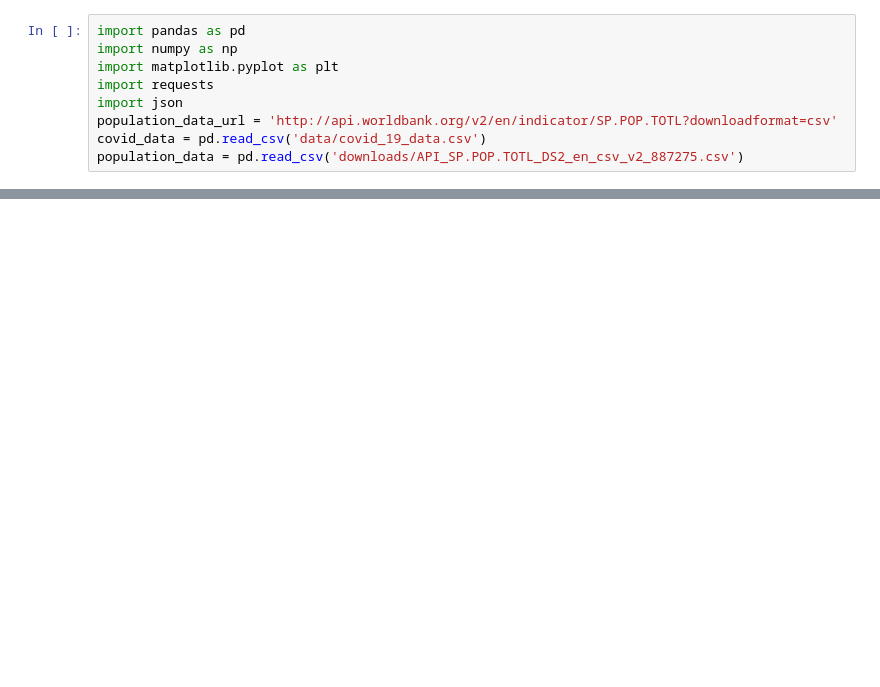
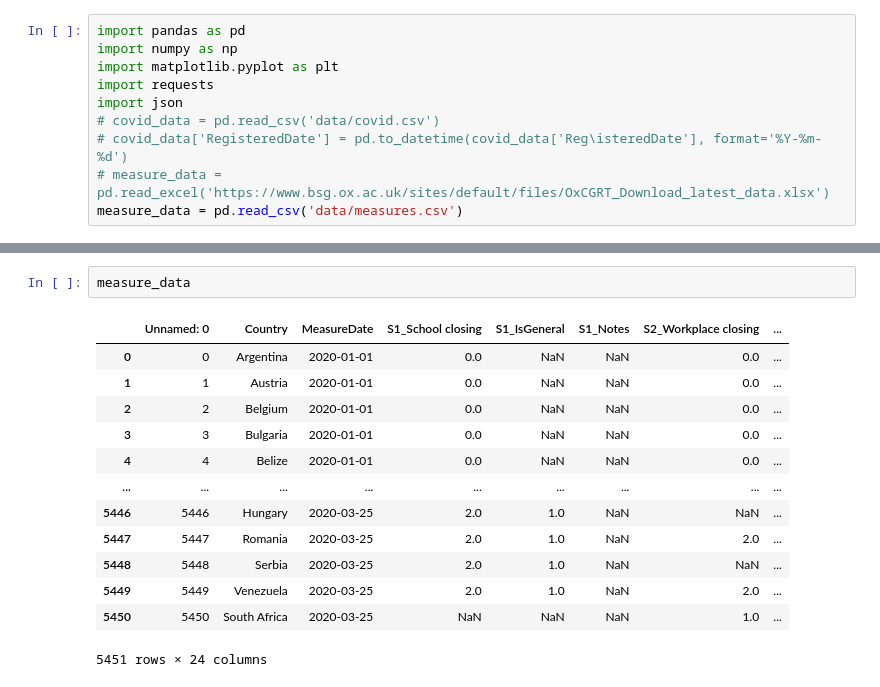
Before and after one commit to pmoreira1/dataV2-labs, a Jupyter notebook: projects/project 3/data_test.ipynb, the cells around one changed output, grey strips where cells are left out. Saved outputs shown, nothing was run; the diff lists cells and outputs as text; blank space fills up the shorter version.

```diff
--- a/projects/project 3/data_test.ipynb
+++ b/projects/project 3/data_test.ipynb
@@ -4,6 +4,7 @@ import numpy as np
 import matplotlib.pyplot as plt
 import requests
 import json
-population_data_url = 'http://api.worldbank.org/v2/en/indicator/SP.POP.TOTL?downloadformat=csv'
-covid_data = pd.read_csv('data/covid_19_data.csv')
-population_data = pd.read_csv('downloads/API_SP.POP.TOTL_DS2_en_csv_v2_887275.csv')
+# covid_data = pd.read_csv('data/covid.csv')
+# covid_data['RegisteredDate'] = pd.to_datetime(covid_data['Reg\isteredDate'], format='%Y-%m-%d')
+# measure_data = pd.read_excel('https://www.bsg.ox.ac.uk/sites/default/files/OxCGRT_Download_latest_data.xlsx')
+measure_data = pd.read_csv('data/measures.csv')
@@ -101,0 +11,16 @@ covid_data
+# %%
+measure_data
+# %% [output]
+|  | Unnamed: 0 | Country | MeasureDate | S1_School closing | S1_IsGeneral | S1_Notes | S2_Workplace closing | ... |
+| 0 | 0 | Argentina | 2020-01-01 | 0.0 | NaN | NaN | 0.0 | ... |
+| 1 | 1 | Austria | 2020-01-01 | 0.0 | NaN | NaN | 0.0 | ... |
+| 2 | 2 | Belgium | 2020-01-01 | 0.0 | NaN | NaN | 0.0 | ... |
+| 3 | 3 | Bulgaria | 2020-01-01 | 0.0 | NaN | NaN | 0.0 | ... |
+| 4 | 4 | Belize | 2020-01-01 | 0.0 | NaN | NaN | 0.0 | ... |
+| ... | ... | ... | ... | ... | ... | ... | ... | ... |
+| 5446 | 5446 | Hungary | 2020-03-25 | 2.0 | 1.0 | NaN | NaN | ... |
+| 5447 | 5447 | Romania | 2020-03-25 | 2.0 | 1.0 | NaN | 2.0 | ... |
+| 5448 | 5448 | Serbia | 2020-03-25 | 2.0 | 1.0 | NaN | NaN | ... |
+| 5449 | 5449 | Venezuela | 2020-03-25 | 2.0 | 1.0 | NaN | 2.0 | ... |
+| 5450 | 5450 | South Africa | 2020-03-25 | NaN | NaN | NaN | 1.0 | ... |
+5451 rows × 24 columns
```
Also changed, not shown: parts of 17 cells of this notebook, 2 other files.
